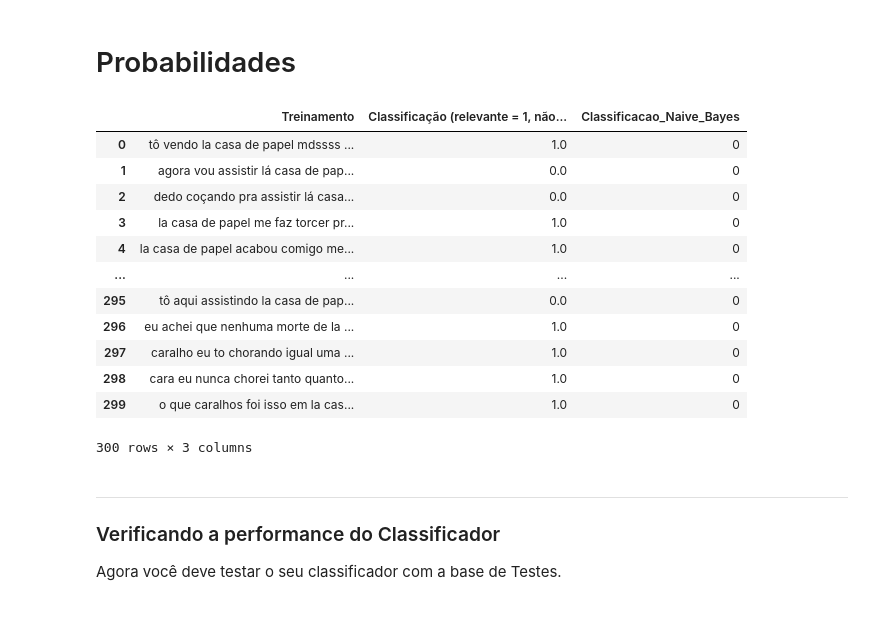
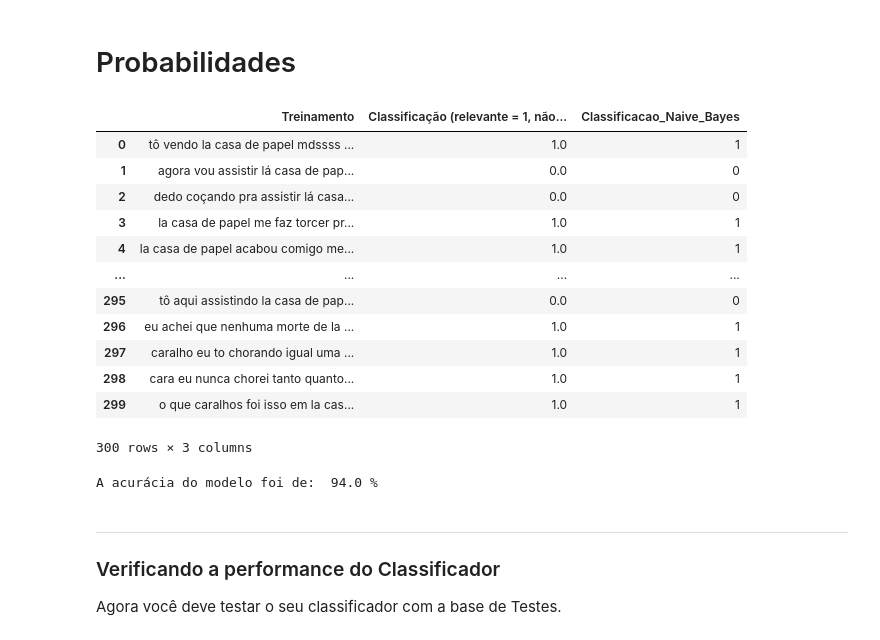
Before and after one commit to ArthurCisotto/P1_CDados, a Jupyter notebook: Projeto1_Layout_Classificador.ipynb, the cells around one changed output. Saved outputs shown, nothing was run; the diff lists cells and outputs as text; code cells hidden in the pictures.

```diff
--- a/Projeto1_Layout_Classificador.ipynb
+++ b/Projeto1_Layout_Classificador.ipynb
@@ -35,7 +35,7 @@ def cleanup(text):
         Função de limpeza muito simples que troca alguns sinais básicos por espaços
     """
     #import string
-    punctuation = '[\\n:;?\"\'().,]' # Note que os sinais [] são delimitadores de um conjunto.
+    punctuation = '[”/-@\\n:;?\"\'().,]' # Note que os sinais [] são delimitadores de um conjunto.
     pattern = re.compile(punctuation)
     text_subbed = re.sub(pattern, ' ', text)
     text_split = text_subbed.split()
@@ -167,5 +167,6 @@ todas_palavras_irrelevantes = nao_relevantes_train_txt.split()
 serie_relevante = pd.Series(todas_palavras_relevantes)
 serie_irrelevante = pd.Series(todas_palavras_irrelevantes)
 # %%
-tabela_relevante = serie_relevante.value_counts(normalize=True)
-tabela_irrelevante = serie_irrelevante.value_counts(normalize=True)
+tabela_relevante = serie_relevante.value_counts()
+tabela_irrelevante = serie_irrelevante.value_counts()
+tabela_relevante
@@ -211,22 +225,30 @@ def Classificacao(tweet):
     else:
         return 1
 # %%
-train['Classificacao_Naive_Bayes'] = train['Treinamento'].apply(Classificacao)
+train['Classificacao_Naive_Bayes'] = train.Treinamento.apply(Classificacao)
 train
 # %% [output]
 |  | Treinamento | Classificação (relevante = 1, não... | Classificacao_Naive_Bayes |
-| 0 | tô vendo la casa de papel mdssss ... | 1.0 | 0 |
+| 0 | tô vendo la casa de papel mdssss ... | 1.0 | 1 |
 | 1 | agora vou assistir lá casa de pap... | 0.0 | 0 |
 | 2 | dedo coçando pra assistir lá casa... | 0.0 | 0 |
-| 3 | la casa de papel me faz torcer pr... | 1.0 | 0 |
-| 4 | la casa de papel acabou comigo me... | 1.0 | 0 |
+| 3 | la casa de papel me faz torcer pr... | 1.0 | 1 |
+| 4 | la casa de papel acabou comigo me... | 1.0 | 1 |
 | ... | ... | ... | ... |
 | 295 | tô aqui assistindo la casa de pap... | 0.0 | 0 |
-| 296 | eu achei que nenhuma morte de la ... | 1.0 | 0 |
-| 297 | caralho eu to chorando igual uma ... | 1.0 | 0 |
-| 298 | cara eu nunca chorei tanto quanto... | 1.0 | 0 |
-| 299 | o que caralhos foi isso em la cas... | 1.0 | 0 |
+| 296 | eu achei que nenhuma morte de la ... | 1.0 | 1 |
+| 297 | caralho eu to chorando igual uma ... | 1.0 | 1 |
+| 298 | cara eu nunca chorei tanto quanto... | 1.0 | 1 |
+| 299 | o que caralhos foi isso em la cas... | 1.0 | 1 |
 300 rows × 3 columns
+# %%
+#Porcentagem de acerto de acerto no conjunto de Treino:
+
+tp=train.loc[(train['Classificacao_Naive_Bayes']==1)&(train['Classificação (relevante = 1, não relevante = 0)']==1),:].shape[0]
+tn=train.loc[(train['Classificacao_Naive_Bayes']==0)&(train['Classificação (relevante = 1, não relevante = 0)']==0),:].shape[0]
+print('A acurácia do modelo foi de: ',100*(tp+tn)/train.shape[0],'%')
+# %% [output]
+A acurácia do modelo foi de:  94.0 %
 # %% [markdown]
 ___
 ### Verificando a performance do Classificador
```
Also changed, not shown: parts of 3 cells of this notebook.
